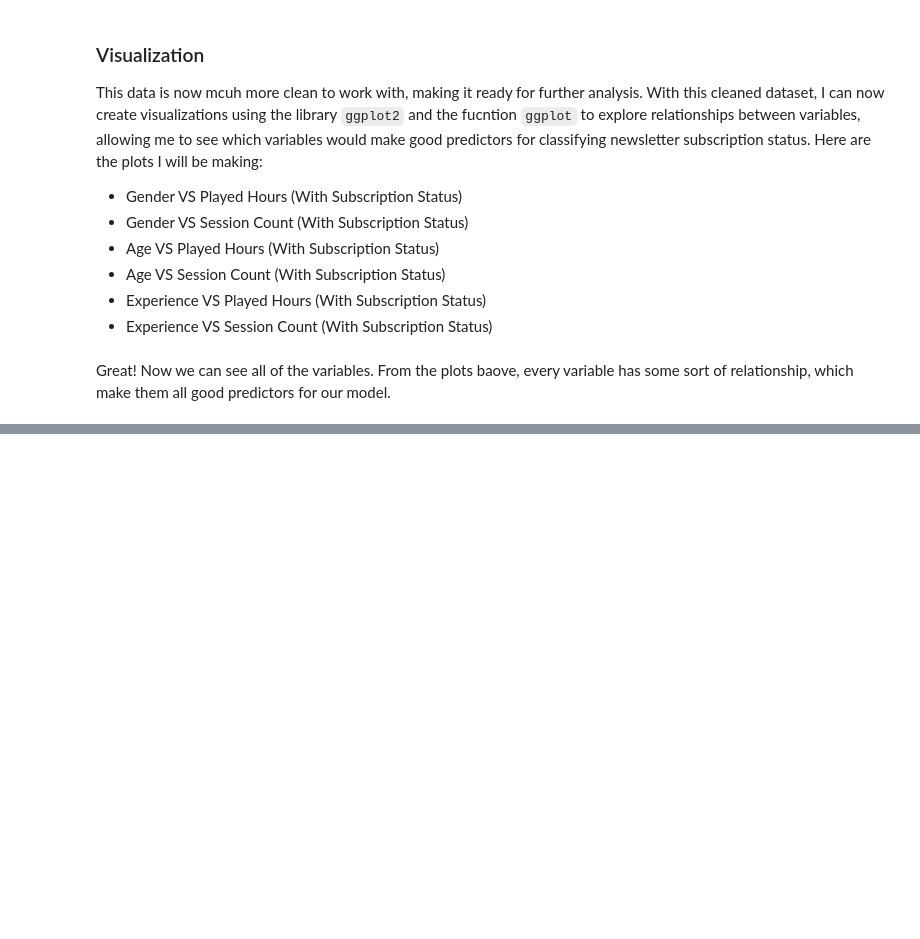
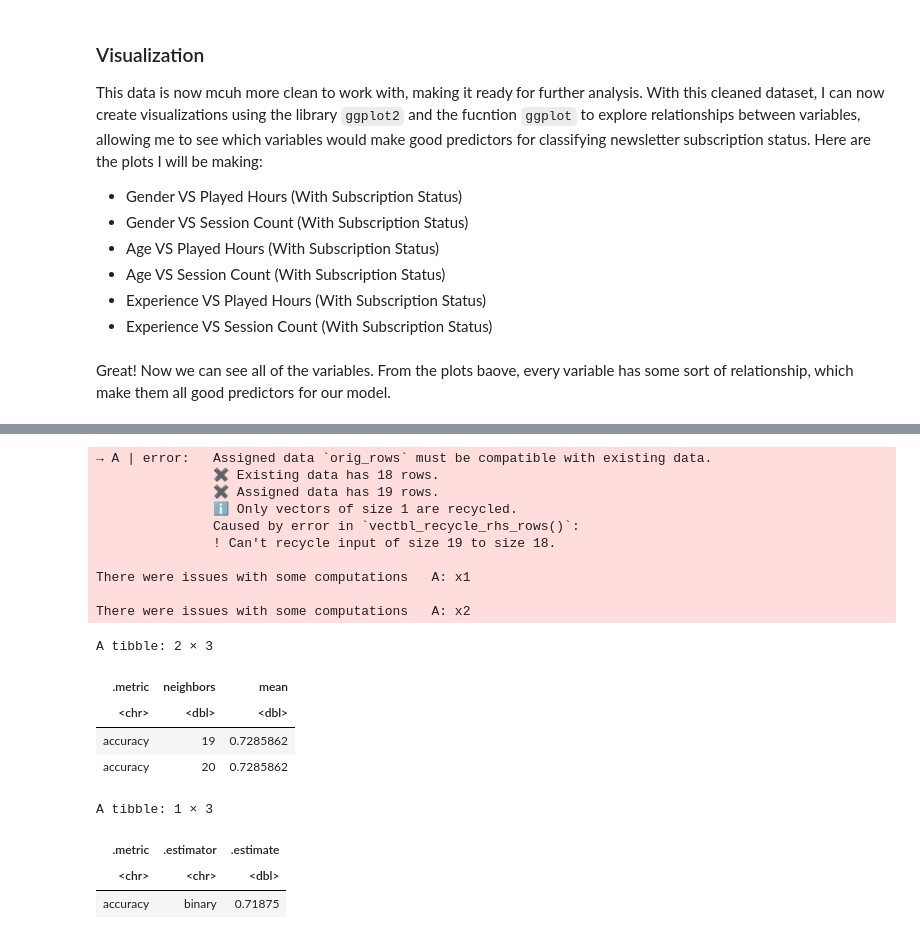
Before and after one commit to ISUBC/dsci100_project, a Jupyter notebook: project_report.ipynb, the cells around one changed output, grey strips where cells are left out. Cells and saved outputs as stored; diff of their text form; code cells hidden in the pictures; blank space fills up the shorter version.

```diff
--- a/project_report.ipynb
+++ b/project_report.ipynb
@@ -352,0 +263,80 @@ A tibble: 32 × 7
+# %%
+#NEW AND FINAL CODE
+
+set.seed(123)
+
+final_data <- final_data |>
+    mutate(subscribe = as.factor(subscribe))
+
+data_split_2 <- initial_split(final_data, prop = 0.75, strata = subscribe)
+train_data_2 <- training(data_split_2)
+test_data_2 <- testing(data_split_2)
+
+newsletter_recipe_2 <- recipe(subscribe ~ Age + experience, data = train_data_2)
+
+knn_model_2 <-
+  nearest_neighbor(neighbors = tune()) |>
+  set_engine("kknn") |>
+  set_mode("classification")
+
+data_folds <- vfold_cv(train_data_2, v = 5, strata = subscribe)
+
+knn_workflow_2 <-
+  workflow() |>
+  add_recipe(newsletter_recipe_2) |>
+  add_model(knn_model_2)
+
+knn_grid <- tibble(neighbors = seq(from = 1, to = 20, by = 1))
+
+knn_tune_results_2 <-
+  knn_workflow_2 |>
+  tune_grid(resamples = data_folds, grid = knn_grid) |>
+    collect_metrics()
+
+accuracy_results_2 <- knn_tune_results_2 |>
+    select(.metric, neighbors, mean) |>
+    filter(.metric == "accuracy") |>
+    slice_max(mean, n = 1)
+accuracy_results_2
+
+#FOUND THE K VALUE WITH BEST ACCURACY, NOW USE MODEL ON TEST DATA
+
+knn_model_final_2 <- nearest_neighbor(neighbors = 19) |>
+  set_engine("kknn") |>
+  set_mode("classification")
+
+newsletter_recipe_2_final <- recipe(subscribe ~ Age + experience, data = train_data_2)
+
+knn_workflow_final_2 <- workflow() |>
+    add_recipe(newsletter_recipe_2_final) |>
+    add_model(knn_model_final_2)
+
+knn_fit_final_2 <- knn_workflow_final_2 |>
+    fit(data = train_data_2)
+
+test_data_predictions_2 <- predict(knn_fit_final_2, test_data_2) |>
+  bind_cols(test_data_2)
+
+test_data_predictions_2 |>
+    metrics(truth = subscribe, estimate = .pred_class) |>
+  filter(.metric == "accuracy")
+# %% [output]
+→ A | error:   Assigned data `orig_rows` must be compatible with existing data.
+               ✖ Existing data has 18 rows.
+               ✖ Assigned data has 19 rows.
+               ℹ Only vectors of size 1 are recycled.
+               Caused by error in `vectbl_recycle_rhs_rows()`:
+               ! Can't recycle input of size 19 to size 18.
+
+There were issues with some computations   A: x1
+
+There were issues with some computations   A: x2
+A tibble: 2 × 3
+| .metric | neighbors | mean |
+| <chr> | <dbl> | <dbl> |
+| accuracy | 19 | 0.7285862 |
+| accuracy | 20 | 0.7285862 |
+A tibble: 1 × 3
+| .metric | .estimator | .estimate |
+| <chr> | <chr> | <dbl> |
+| accuracy | binary | 0.71875 |
```
Also changed, not shown: parts of 5 cells of this notebook.
